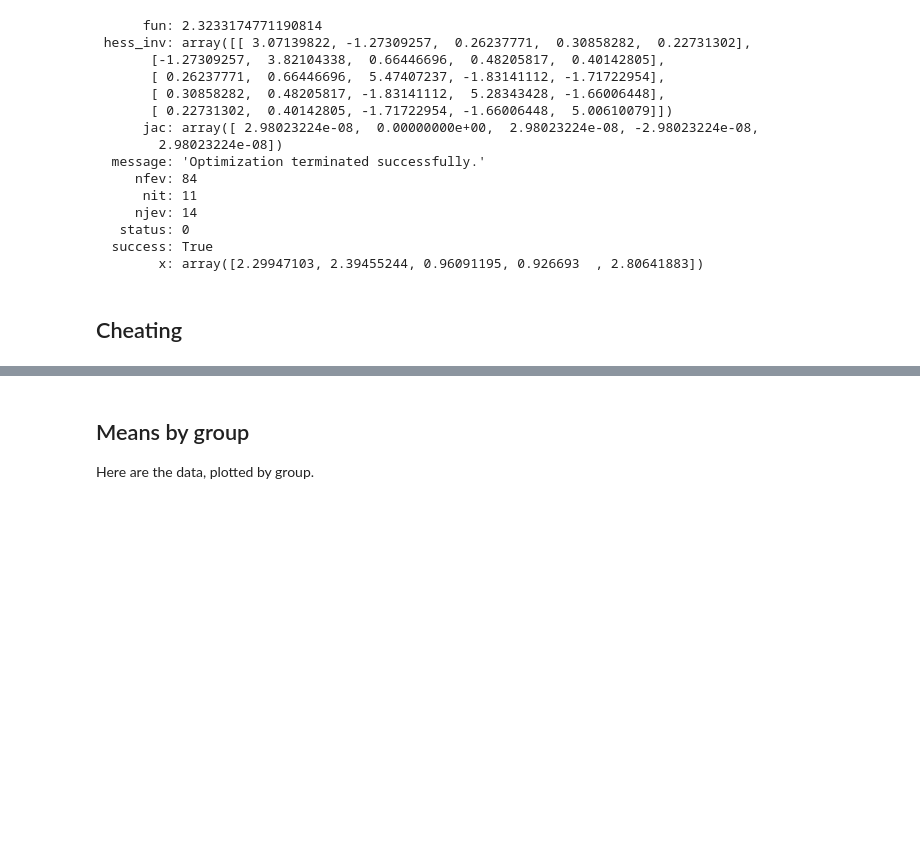
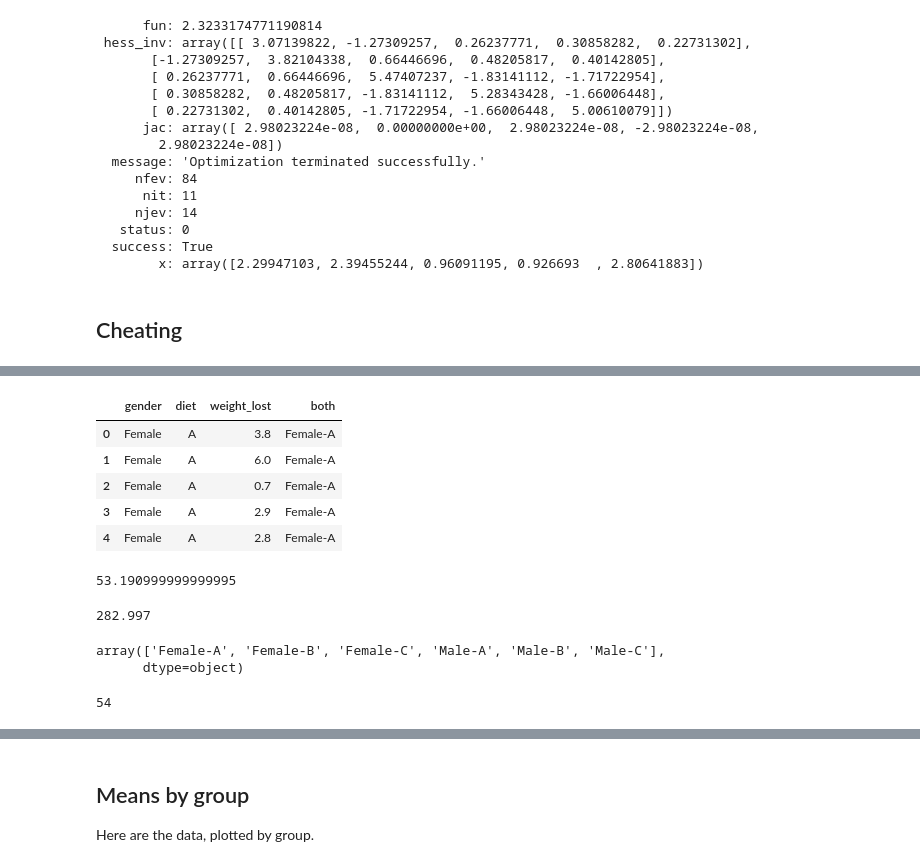
Before and after one commit to matthew-brett/some-tutorials, a Jupyter notebook: oneway/twoway_diets.ipynb, the cells around one changed output, grey strips where cells are left out. Saved outputs shown, nothing was run; the diff lists cells and outputs as text; code cells hidden in the pictures; blank space fills up the shorter version.

```diff
--- a/oneway/twoway_diets.ipynb
+++ b/oneway/twoway_diets.ipynb
@@ -484,0 +499,29 @@ Name: weight_lost, dtype: float64
+# %%
+diet_cheat['both'] = diet_cheat['gender'].str.cat(
+    diet_cheat['diet'], sep='-')
+diet_cheat.head()
+# %% [output]
+|  | gender | diet | weight_lost | both |
+| 0 | Female | A | 3.8 | Female-A |
+| 1 | Female | A | 6.0 | Female-A |
+| 2 | Female | A | 0.7 | Female-A |
+| 3 | Female | A | 2.9 | Female-A |
+| 4 | Female | A | 2.8 | Female-A |
+# %%
+diet_cheat['adj'] = subtract_means(diet_cheat, 'gender', 'weight_lost')
+diet_cheat['adj'] = subtract_means(diet_cheat, 'diet', 'adj')
+inter_ss = get_sn_sq_gmd(diet_cheat, 'both', 'adj')
+inter_ss
+# %% [output]
+53.190999999999995
+# %%
+minus_everything = subtract_means(diet_cheat, 'both', 'adj')
+residual_ss = np.sum(minus_everything ** 2)
+residual_ss
+# %% [output]
+282.997
+# %%
+diet_cheat['both'].unique()
+# %% [output]
+array(['Female-A', 'Female-B', 'Female-C', 'Male-A', 'Male-B', 'Male-C'],
+      dtype=object)
@@ -484,0 +530,5 @@ Name: weight_lost, dtype: float64
+# %%
+df_error = len(diet_cheat) - n_groups
+df_error
+# %% [output]
+54
```
Also changed, not shown: parts of 15 cells of this notebook, 1 other file.
